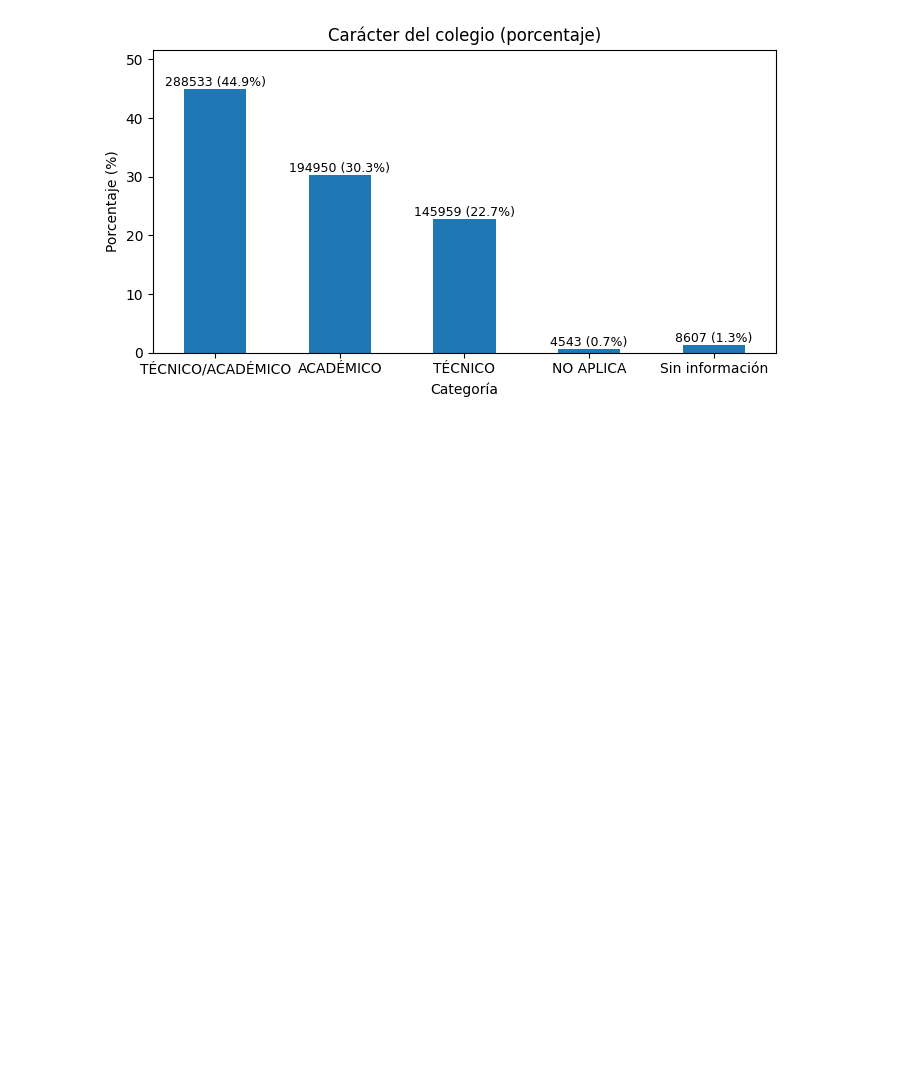
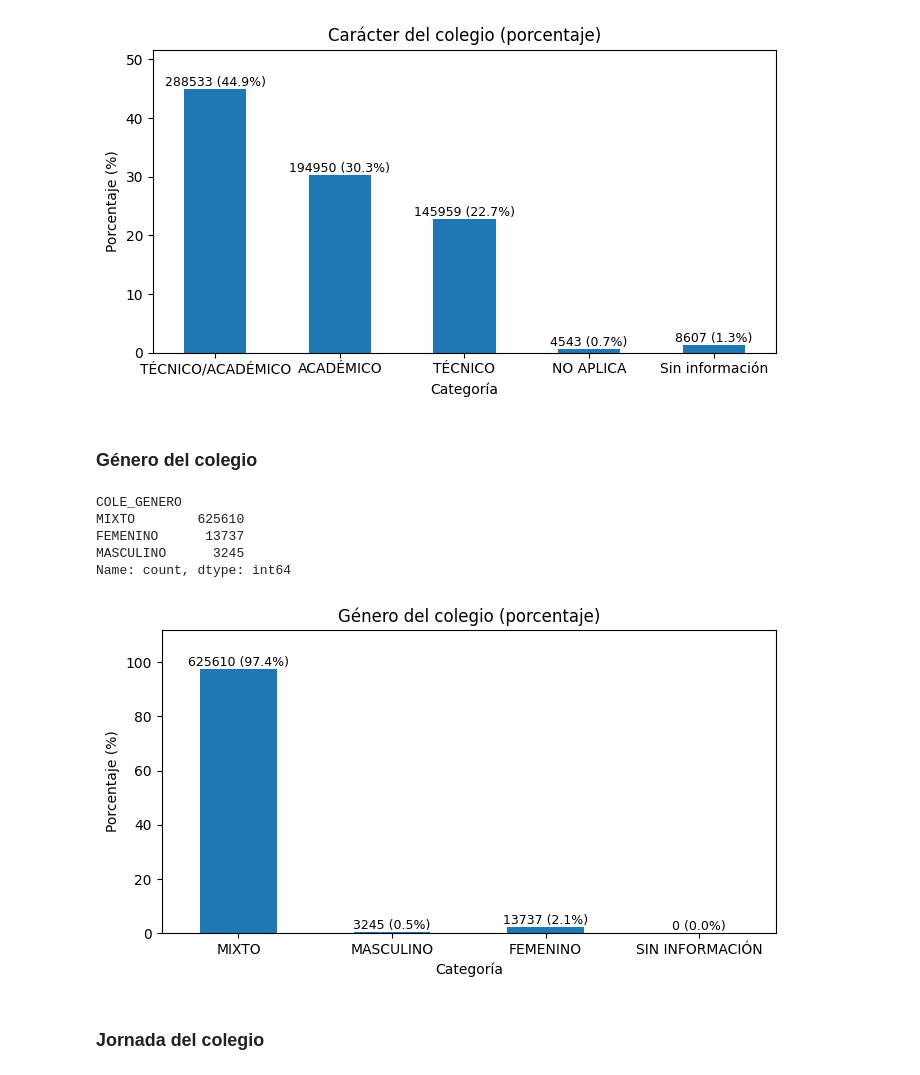
Before and after one commit to juancamilogoomezz/Proyecto-1, a Jupyter notebook: Experimentar Jeronimo.ipynb, the cells around one changed output. Saved outputs shown, nothing was run; the diff lists cells and outputs as text; code cells hidden in the pictures; blank space fills up the shorter version.

```diff
--- a/Experimentar Jeronimo.ipynb
+++ b/Experimentar Jeronimo.ipynb
@@ -698,3 +698,51 @@ plt.tight_layout()
 plt.show()
 # %% [output]
 [figure]
+# %% [markdown]
+### Género del colegio
+# %%
+df["COLE_GENERO"].value_counts()
+# %% [output]
+COLE_GENERO
+MIXTO        625610
+FEMENINO      13737
+MASCULINO      3245
+Name: count, dtype: int64
+# %%
+columna = "COLE_GENERO"
+
+col = (df[columna]
+       .astype("string")
+       .str.strip()
+       .str.upper()
+       .fillna("SIN INFORMACIÓN")
+)
+
+counts = col.value_counts(dropna=False)
+prop = counts / counts.sum() * 100
+
+orden = ["MIXTO", "MASCULINO", "FEMENINO", "SIN INFORMACIÓN"]
+counts = counts.reindex(orden, fill_value=0)
+prop = prop.reindex(orden, fill_value=0)
+
+plt.figure(figsize=(7,4))
+ax = prop.plot(kind="bar")
+
+plt.title("Género del colegio (porcentaje)")
+plt.xlabel("Categoría")
+plt.ylabel("Porcentaje (%)")
+plt.xticks(rotation=0)
+
+for i, categoria in enumerate(prop.index):
+    porcentaje = prop.loc[categoria]
+    n = counts.loc[categoria]
+    ax.text(i, porcentaje, f"{n} ({porcentaje:.1f}%)",
+            ha="center", va="bottom", fontsize=9)
+
+ax.set_ylim(0, prop.max() * 1.15 if prop.max() > 0 else 1)
+plt.tight_layout()
+plt.show()
+# %% [output]
+[figure, added]
+# %% [markdown]
+### Jornada del colegio
```
Also changed, not shown: parts of 23 cells of this notebook.
